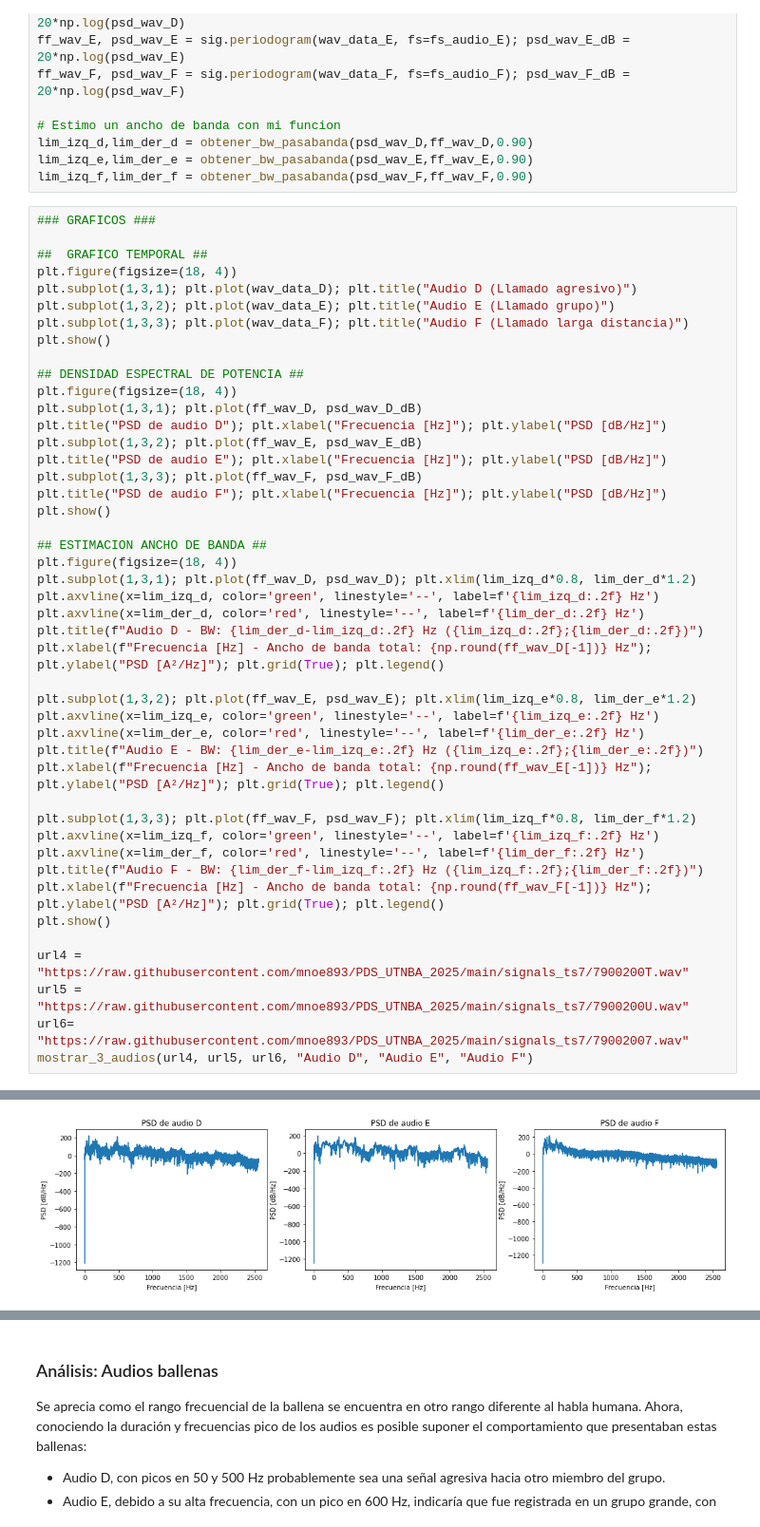
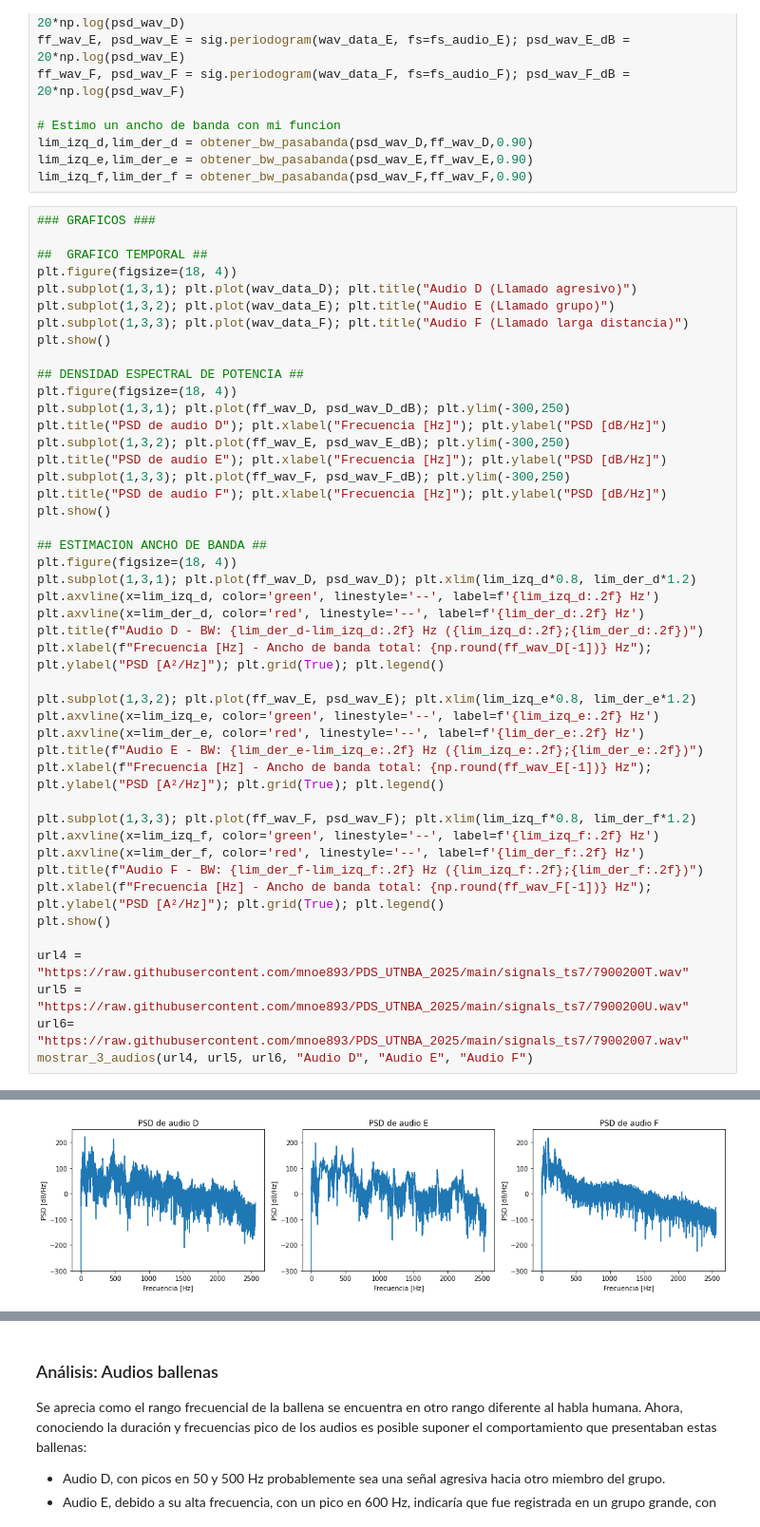
Before and after one commit to mnoe893/PDS_UTNBA_2025, a Jupyter notebook: TS7_estim_ancho_de_banda.ipynb, the cells around one changed output, grey strips where cells are left out. Shown at 95% size. Saved outputs shown, nothing was run; the diff lists cells and outputs as text.

```diff
--- a/TS7_estim_ancho_de_banda.ipynb
+++ b/TS7_estim_ancho_de_banda.ipynb
@@ -251,42 +253,42 @@ plt.show()
 
 ## DENSIDAD ESPECTRAL DE POTENCIA ##
 plt.figure(figsize=(18, 4))
-plt.subplot(1,3,1); plt.plot(ff_wav_D, psd_wav_D_dB)
+plt.subplot(1,3,1); plt.plot(ff_wav_D, psd_wav_D_dB); plt.ylim(-300,250)
 plt.title("PSD de audio D"); plt.xlabel("Frecuencia [Hz]"); plt.ylabel("PSD [dB/Hz]")
-plt.subplot(1,3,2); plt.plot(ff_wav_E, psd_wav_E_dB)
+plt.subplot(1,3,2); plt.plot(ff_wav_E, psd_wav_E_dB); plt.ylim(-300,250)
 plt.title("PSD de audio E"); plt.xlabel("Frecuencia [Hz]"); plt.ylabel("PSD [dB/Hz]")
-plt.subplot(1,3,3); plt.plot(ff_wav_F, psd_wav_F_dB)
+plt.subplot(1,3,3); plt.plot(ff_wav_F, psd_wav_F_dB); plt.ylim(-300,250)
 plt.title("PSD de audio F"); plt.xlabel("Frecuencia [Hz]"); plt.ylabel("PSD [dB/Hz]")
 plt.show()
 
 ## ESTIMACION ANCHO DE BANDA ##
 plt.figure(figsize=(18, 4))
 plt.subplot(1,3,1); plt.plot(ff_wav_D, psd_wav_D); plt.xlim(lim_izq_d*0.8, lim_der_d*1.2)
 plt.axvline(x=lim_izq_d, color='green', linestyle='--', label=f'{lim_izq_d:.2f} Hz')
 plt.axvline(x=lim_der_d, color='red', linestyle='--', label=f'{lim_der_d:.2f} Hz')
 plt.title(f"Audio D - BW: {lim_der_d-lim_izq_d:.2f} Hz ({lim_izq_d:.2f};{lim_der_d:.2f})")
 plt.xlabel(f"Frecuencia [Hz] - Ancho de banda total: {np.round(ff_wav_D[-1])} Hz"); plt.ylabel("PSD [A²/Hz]"); plt.grid(True); plt.legend()
 
 plt.subplot(1,3,2); plt.plot(ff_wav_E, psd_wav_E); plt.xlim(lim_izq_e*0.8, lim_der_e*1.2)
 plt.axvline(x=lim_izq_e, color='green', linestyle='--', label=f'{lim_izq_e:.2f} Hz')
 plt.axvline(x=lim_der_e, color='red', linestyle='--', label=f'{lim_der_e:.2f} Hz')
 plt.title(f"Audio E - BW: {lim_der_e-lim_izq_e:.2f} Hz ({lim_izq_e:.2f};{lim_der_e:.2f})")
 plt.xlabel(f"Frecuencia [Hz] - Ancho de banda total: {np.round(ff_wav_E[-1])} Hz"); plt.ylabel("PSD [A²/Hz]"); plt.grid(True); plt.legend()
 
 plt.subplot(1,3,3); plt.plot(ff_wav_F, psd_wav_F); plt.xlim(lim_izq_f*0.8, lim_der_f*1.2)
 plt.axvline(x=lim_izq_f, color='green', linestyle='--', label=f'{lim_izq_f:.2f} Hz')
 plt.axvline(x=lim_der_f, color='red', linestyle='--', label=f'{lim_der_f:.2f} Hz')
 plt.title(f"Audio F - BW: {lim_der_f-lim_izq_f:.2f} Hz ({lim_izq_f:.2f};{lim_der_f:.2f})")
 plt.xlabel(f"Frecuencia [Hz] - Ancho de banda total: {np.round(ff_wav_F[-1])} Hz"); plt.ylabel("PSD [A²/Hz]"); plt.grid(True); plt.legend()
 plt.show()
 
 url4 = "https://raw.githubusercontent.com/mnoe893/PDS_UTNBA_2025/main/signals_ts7/7900200T.wav"
 url5 = "https://raw.githubusercontent.com/mnoe893/PDS_UTNBA_2025/main/signals_ts7/7900200U.wav"
 url6= "https://raw.githubusercontent.com/mnoe893/PDS_UTNBA_2025/main/signals_ts7/79002007.wav"
 mostrar_3_audios(url4, url5, url6, "Audio D", "Audio E", "Audio F")
 # %% [output]
 [figure]
-[figure, old version]
+[figure, new version]
 [figure]
 [interactive output not drawn]
 # %% [markdown]
```
Also changed, not shown: parts of 4 cells of this notebook.
